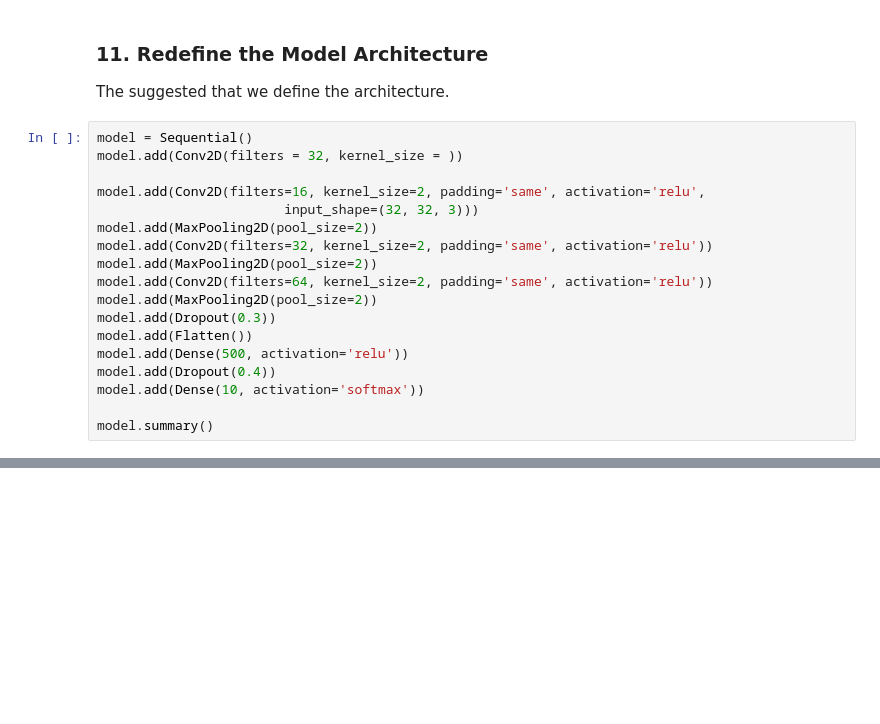
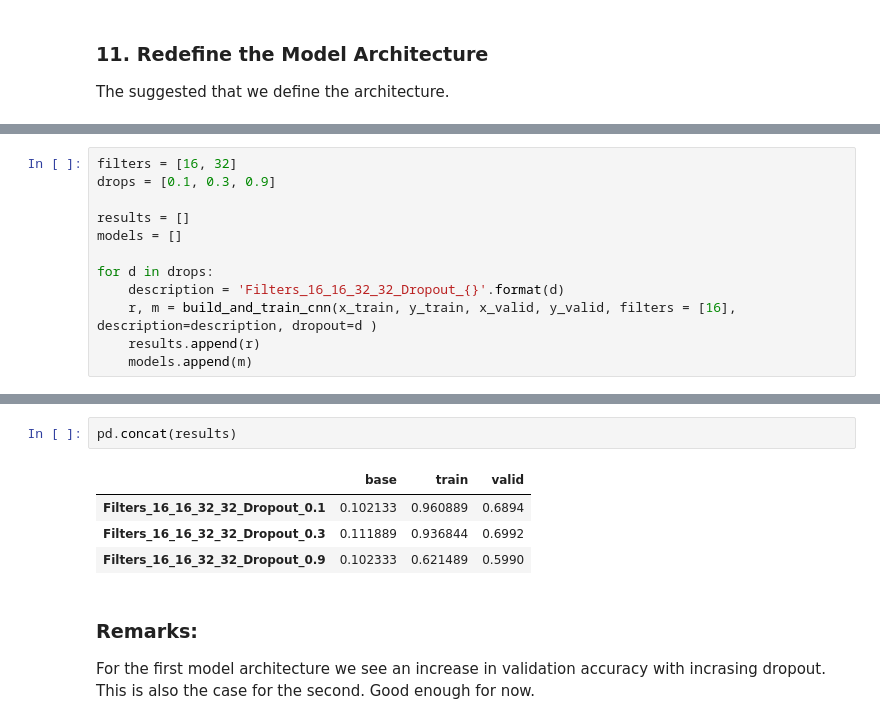
Before and after one commit to MrChristophRivera/aind2-cnn, a Jupyter notebook: cifar10-classification/cifar10_cnn.ipynb, the cells around one changed output, grey strips where cells are left out. Cells and saved outputs as stored; diff of their text form; blank space fills up the shorter version.

```diff
--- a/cifar10-classification/cifar10_cnn.ipynb
+++ b/cifar10-classification/cifar10_cnn.ipynb
@@ -156,21 +159,3 @@ for i, idx in enumerate(np.random.choice(x_test.shape[0], size=32, replace=False
 ### 11. Redefine the Model Architecture
 
 The suggested that we define the architecture.
-# %%
-model = Sequential()
-model.add(Conv2D(filters = 32, kernel_size = ))
-
-model.add(Conv2D(filters=16, kernel_size=2, padding='same', activation='relu',
-                        input_shape=(32, 32, 3)))
-model.add(MaxPooling2D(pool_size=2))
-model.add(Conv2D(filters=32, kernel_size=2, padding='same', activation='relu'))
-model.add(MaxPooling2D(pool_size=2))
-model.add(Conv2D(filters=64, kernel_size=2, padding='same', activation='relu'))
-model.add(MaxPooling2D(pool_size=2))
-model.add(Dropout(0.3))
-model.add(Flatten())
-model.add(Dense(500, activation='relu'))
-model.add(Dropout(0.4))
-model.add(Dense(10, activation='softmax'))
-
-model.summary()
@@ -176,0 +278,12 @@ model.summary()
+# %%
+filters = [16, 32]
+drops = [0.1, 0.3, 0.9]
+
+results = []
+models = []
+
+for d in drops:
+    description = 'Filters_16_16_32_32_Dropout_{}'.format(d)
+    r, m = build_and_train_cnn(x_train, y_train, x_valid, y_valid, filters = [16], description=description, dropout=d )
+    results.append(r)
+    models.append(m)
@@ -176,0 +308,11 @@ model.summary()
+# %%
+pd.concat(results)
+# %% [output]
+|  | base | train | valid |
+| Filters_16_16_32_32_Dropout_0.1 | 0.102133 | 0.960889 | 0.6894 |
+| Filters_16_16_32_32_Dropout_0.3 | 0.111889 | 0.936844 | 0.6992 |
+| Filters_16_16_32_32_Dropout_0.9 | 0.102333 | 0.621489 | 0.5990 |
+# %% [markdown]
+### Remarks:
+For the first model architecture we see an increase in validation accuracy with incrasing dropout. This is also the case for the second.
+Good enough for now.
```
Also changed, not shown: parts of 8 cells of this notebook.
